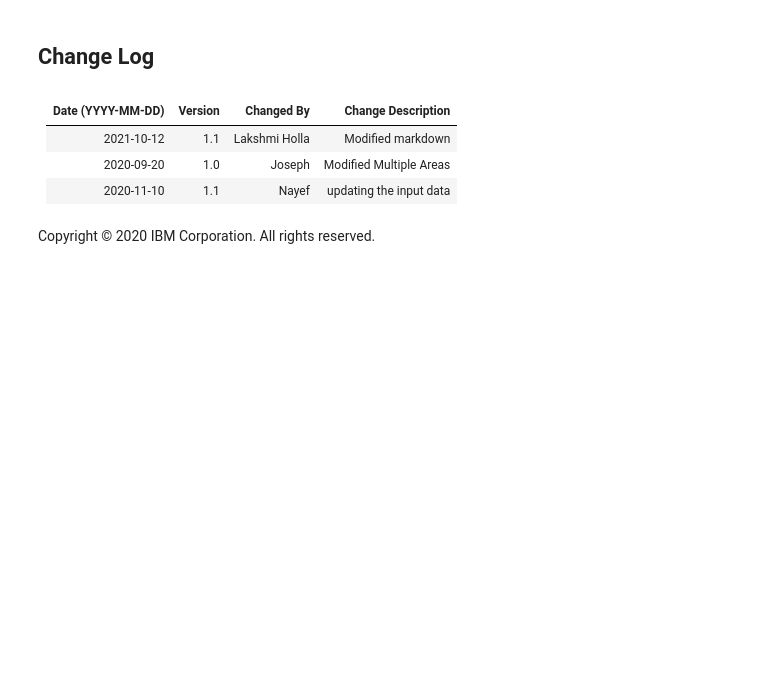
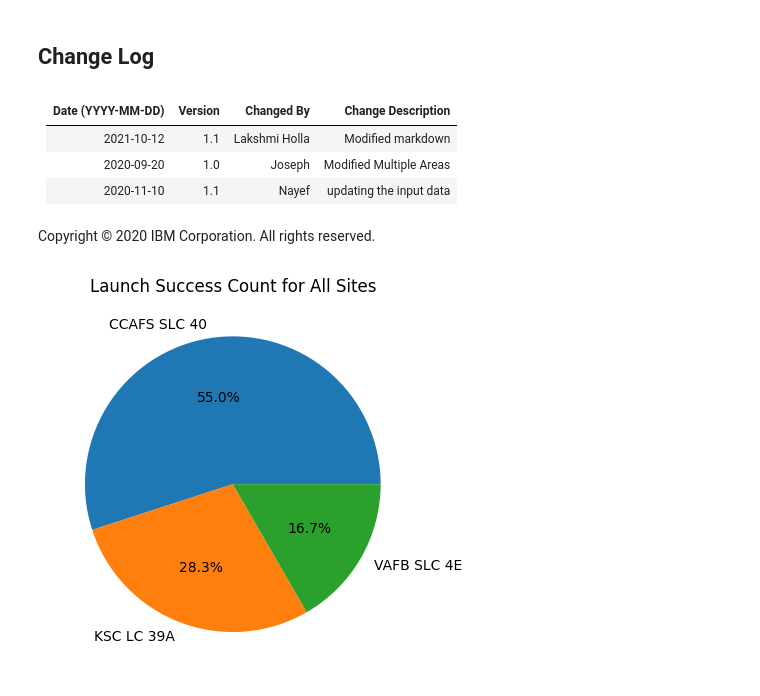
Before and after one commit to creibaud/Final-Data-Science-IBM, a Jupyter notebook: eda-dataviz.ipynb, the cells around one changed output. Cells and saved outputs as stored; diff of their text form; code cells hidden in the pictures; blank space fills up the shorter version.

```diff
--- a/eda-dataviz.ipynb
+++ b/eda-dataviz.ipynb
@@ -231,3 +231,11 @@ We can now export it to a <b>CSV</b> for the next section,but to make the answer
 | 2020-11-10       | 1.1    | Nayef      | updating the input data |
 # %% [markdown]
 Copyright © 2020 IBM Corporation. All rights reserved.
+# %%
+site_success_count = df[df['Class'] == 1]['LaunchSite'].value_counts()
+site_success_count.plot(kind='pie', autopct='%1.1f%%')
+plt.title('Launch Success Count for All Sites')
+plt.ylabel('')
+plt.show()
+# %% [output]
+[figure, added]
```
Also changed, not shown: parts of 2 cells of this notebook, 2 other files.
